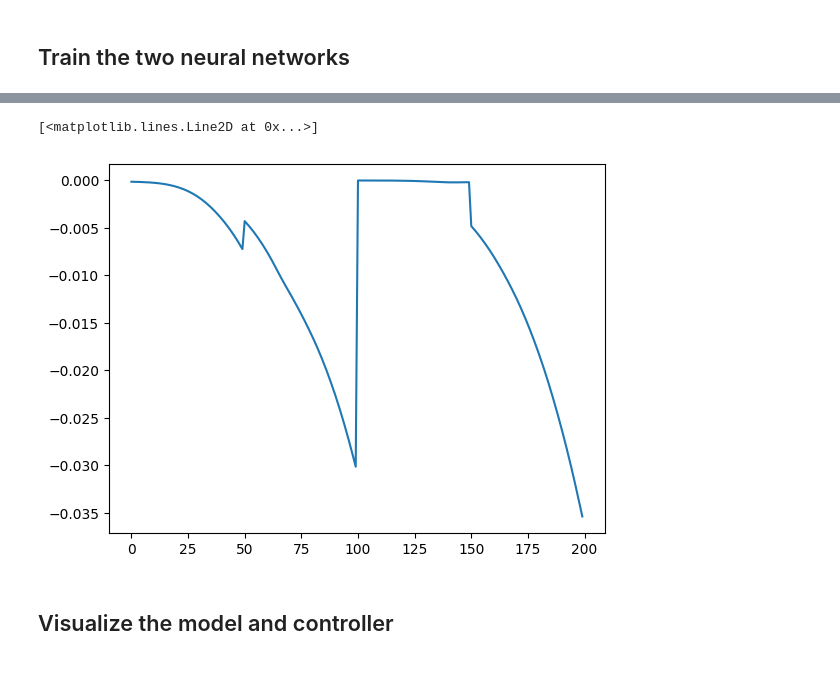
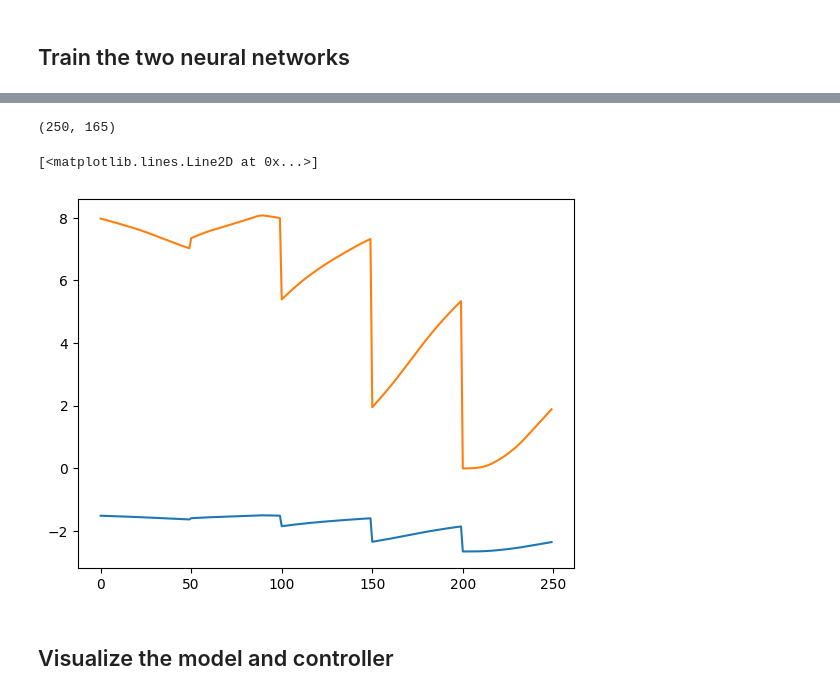
Before and after one commit to junqingqiao/biomujoco_rl, a Jupyter notebook: RL/Stand.ipynb, the cells around one changed output, grey strips where cells are left out. Saved outputs shown, nothing was run; the diff lists cells and outputs as text; code cells hidden in the pictures.

```diff
--- a/RL/Stand.ipynb
+++ b/RL/Stand.ipynb
@@ -600,8 +601,23 @@ KeyboardInterrupt:
-# %%
-plt.plot(exp_pool.rewards[2000:2200])
-# %% [output]
-[<matplotlib.lines.Line2D at 0x...>]
-[figure, removed]
+# %%
+# plt.plot(exp_pool.rewards[2000:2200])
+# print(exp_pool.states)
+test_exp_pool = None
+datas = reset(init_mjx_data, 1)
+keys = jax.random.split(key, 1)
+test_controller_params, key = controller_nn.init_parameters(key)
+for i in range(5):
+    # datas, keys, exps = jit_v_nn_multi_steps(test_controller_params, mjx_model, datas, keys)
+    datas, keys, exps = jit_v_nn_multi_steps(controller_params, mjx_model, datas, keys)
+    # print(datas.qvel.shape, datas.ten_J.shape)
+    if(i>=0):
+        test_exp_pool = exp.memory.add_exp(memory_settings, test_exp_pool, exps)
+plt.plot(v_criticer(critic_params ,test_exp_pool.states))
+plt.plot(test_exp_pool.states[:,-2]*20)
+# plt.plot(test_exp_pool.rewards*20-20)
+# %% [output]
+(250, 165)
+[<matplotlib.lines.Line2D at 0x...>]
+[figure, added]
 # %% [markdown]
 ## Visualize the model and controller
 # %%
```
Also changed, not shown: parts of 16 cells of this notebook, 2 other files.
